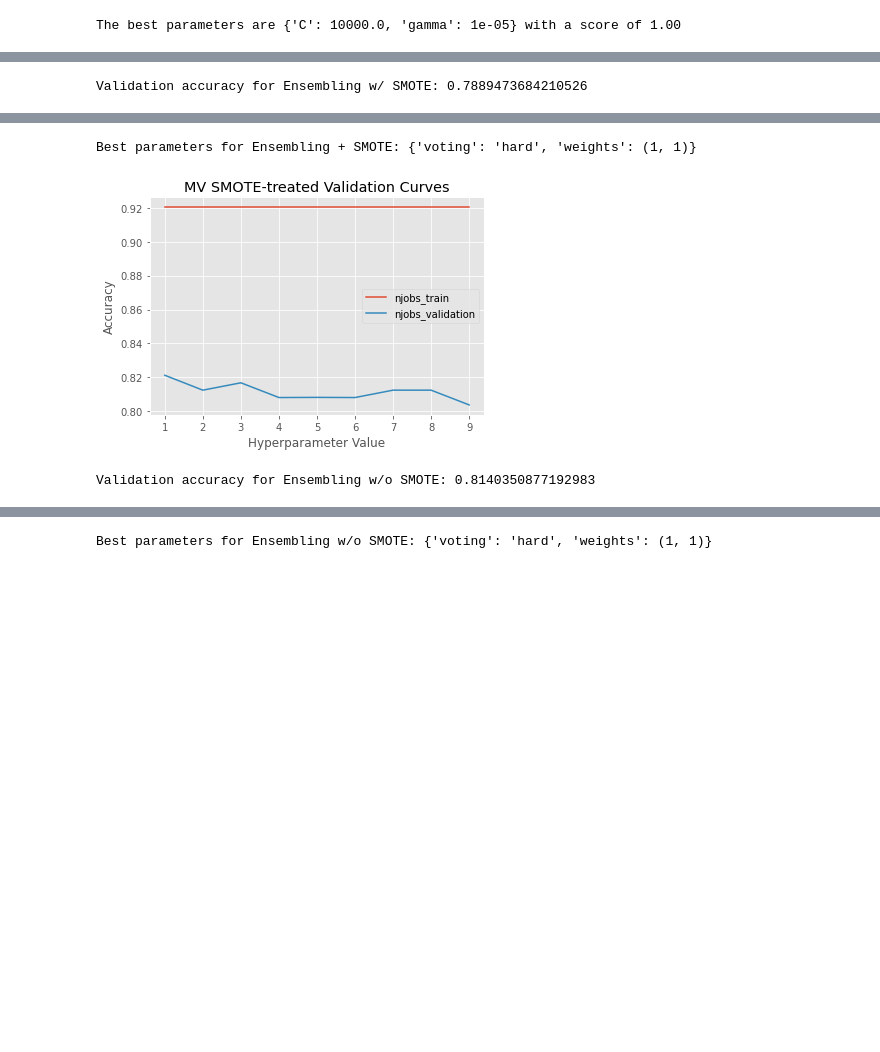
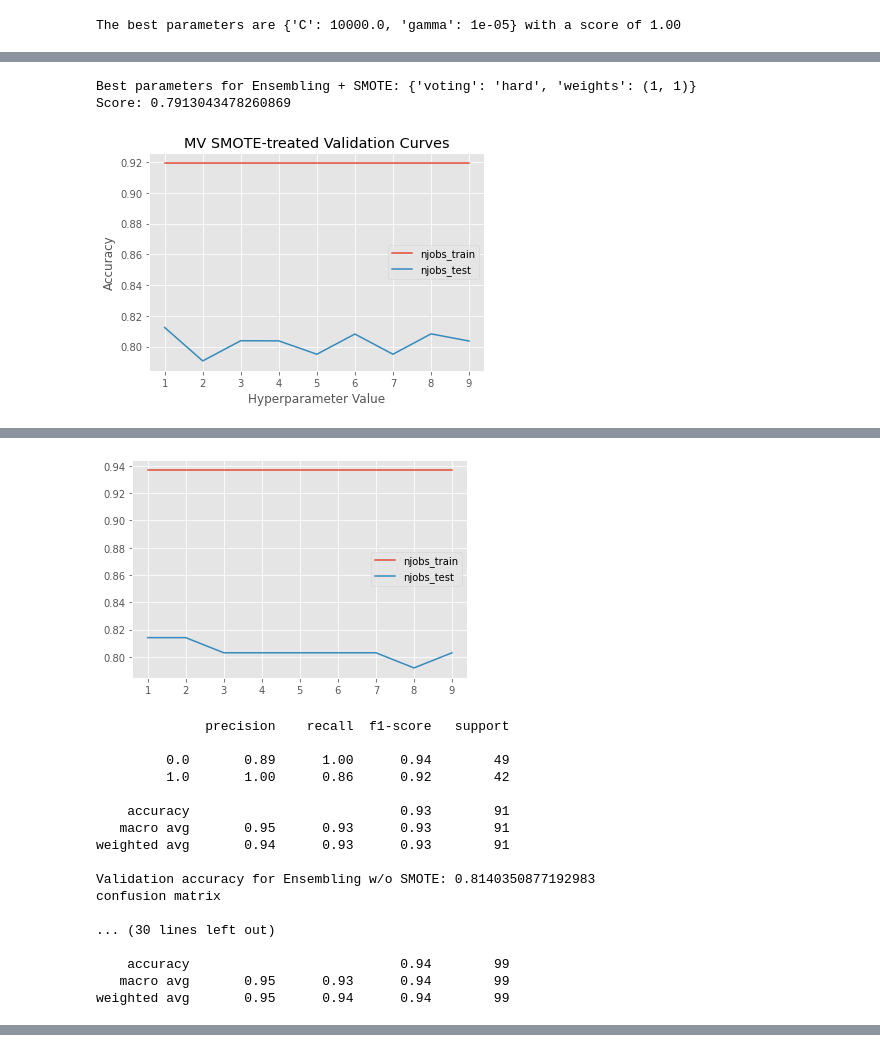
Before and after one commit to JamielleVelasquez/SVM-RF-Heat-Disease-Prediction, a Jupyter notebook: jupyterTest.ipynb, the cells around one changed output, grey strips where cells are left out. Cells and saved outputs as stored; diff of their text form; code cells hidden in the pictures; blank space fills up the shorter version.

Commit message:
updated mv
added score for gridsearch
fixed validation curve
fixed warning message

```diff
--- a/jupyterTest.ipynb
+++ b/jupyterTest.ipynb
@@ -150,7 +150,7 @@ The best parameters are {'C': 10000.0, 'gamma': 1e-05} with a score of 1.00
 # %%
 #SVM
 
-svm = SVC(kernel='rbf', gamma=0.00001,C=10000)
+svm = SVC(kernel='rbf', gamma=0.00001,C=10000, probability=True)
 
 # SVM w/ SMOTE
 svm_smote=svm.fit(smote_train_X, smote_train_Y)
@@ -213,15 +213,11 @@ weighted avg       0.79      0.79      0.79        99
 
 # estimators for ensembling MV
 estimators = [('RandomForest', random_forest), ('SVM', svm)]
-ensemble_smote = VotingClassifier(estimators, voting='hard', weights=[
+ensemble_smote = VotingClassifier(estimators=estimators, voting='hard', weights=[
                                   1, 1])  # hard voting, because we are doing MV
 ensemble_smote.fit(smote_test_X, smote_test_Y)
 
-results_smote = model_selection.cross_val_score(
-    ensemble_smote, smote_test_X, smote_test_Y, scoring='accuracy')
-print()
-print("Validation accuracy for Ensembling w/ SMOTE: ", end="")
-print(results_smote.mean())
+
 
 # # TODO: Adjust MV Hyperparameters
 # Exhaustive Grid Search with Cross Validation for Optimal Hyperparameters
@@ -229,11 +225,14 @@ print(results_smote.mean())
 params = {'voting': ['soft', 'hard'],
           'weights': [(1, 1)]}
 
-grid_smote = GridSearchCV(estimator=ensemble_smote, param_grid=params, cv=2)
+cv = StratifiedShuffleSplit(n_splits=5, test_size=0.2, random_state=42)
+grid_smote = GridSearchCV(ensemble_smote, param_grid=params, cv=cv)
 
 grid_smote.fit(smote_train_X, smote_train_Y)
 print("Best parameters for Ensembling + SMOTE: ", end="")
 print(grid_smote.best_params_)
+print("Score: ", end="")
+print(grid_smote.best_score_)
 
 #{'voting': 'hard', 'weights': (1, 1)}
 
@@ -253,35 +252,40 @@ test_scores_mean = np.mean(test_scores, axis=1)
 
 plt.plot(param_range, train_scores_mean,
          label="njobs_train")
-plt.plot(param_range, test_scores_mean, label="njobs_validation")
+plt.plot(param_range, test_scores_mean, label="njobs_test")
 plt.title("MV SMOTE-treated Validation Curves")
 plt.xlabel("Hyperparameter Value")
 plt.ylabel("Accuracy")
 
 plt.legend()
 plt.show()
+y_pred = ensemble_smote.predict(smote_test_X)
+print(classification_report(smote_test_Y, y_pred))
+
+results_smote = model_selection.cross_val_score(
+    ensemble_smote, smote_test_X, smote_test_Y, scoring='accuracy')
+
+print("Validation accuracy for Ensembling w/ SMOTE: ", end="")
+print(results_smote.mean())
+print()
 
 ensemble_proc = VotingClassifier(estimators, voting='hard', weights=[
                                  1, 1])  # hard voting, because we are doing MV
 ensemble_proc.fit(processed_test_X, processed_test_Y)
-
-results_proc = model_selection.cross_val_score(
-    ensemble_proc, processed_test_X, processed_test_Y, scoring='accuracy')
-print()
-print("Validation accuracy for Ensembling w/o SMOTE: ", end="")
-print(results_proc.mean())
-
 
 # # TODO: Adjust MV Hyperparameters
 # Exhaustive Grid Search with Cross Validation for Optimal Hyperparameters
 params = {'voting': ['soft', 'hard'],
           'weights': [(1, 1)]}
 
-grid_proc = GridSearchCV(estimator=ensemble_proc, param_grid=params, cv=2)
+cv = StratifiedShuffleSplit(n_splits=5, test_size=0.2, random_state=42)
+grid_proc = GridSearchCV(ensemble_proc, param_grid=params, cv=cv)
 
 grid_proc.fit(processed_train_X, processed_train_Y)
 print("Best parameters for Ensembling w/o SMOTE: ", end="")
 print(grid_proc.best_params_)
+print("Score: ", end="")
+print(grid_proc.best_score_)
 
 #{'voting': 'hard', 'weights': (1, 1)}
 
@@ -296,40 +300,49 @@ train_scores, test_scores = validation_curve(
 train_scores_mean = np.mean(train_scores, axis=1)
 test_scores_mean = np.mean(test_scores, axis=1)
 
-plt.plot(param_range, train_scores_mean, label="train", color="blue")
-plt.plot(param_range, test_scores_mean, label="test", color="red")
+plt.plot(param_range, train_scores_mean, label="njobs_train")
+plt.plot(param_range, test_scores_mean, label="njobs_test")
 
 plt.legend()
 plt.show()
 y_pred = ensemble_proc.predict(processed_test_X)
 print(classification_report(processed_test_Y, y_pred))
 
-skplt.metrics.plot_confusion_matrix(processed_test_Y, y_pred, figsize=(10, 8))
-plt.show()
+results_proc = model_selection.cross_val_score(
+    ensemble_proc, processed_test_X, processed_test_Y, scoring='accuracy')
+
+print("Validation accuracy for Ensembling w/o SMOTE: ", end="")
+print(results_proc.mean())
+
+# skplt.metrics.plot_confusion_matrix(processed_test_Y, y_pred, figsize=(10, 8))
+# plt.show()
 # confusion matrix
+print()
 print("confusion matrix")
 print("\n")
 print("without smote")
 print("\n")
 y_proc_pred = ensemble_proc.predict(processed_test_X)
 ensemble_matrix_proc = confusion_matrix(processed_test_Y, y_proc_pred)
 print(ensemble_matrix_proc)
 print("\n")
 print("with smote")
 print("\n")
 y_smote_pred = ensemble_smote.predict(smote_test_X)
 ensemble_matrix_smote = confusion_matrix(smote_test_Y, y_smote_pred)
 print(ensemble_matrix_smote)
 
 # scores for stat
 print("\n")
 print("without smote")
 print(classification_report(processed_test_Y, y_proc_pred))
 print("with smote")
 print(classification_report(smote_test_Y, y_smote_pred))
 
 # # https://scikit-learn.org/stable/modules/generated/sklearn.ensemble.VotingClassifier.html
 # # https://scikit-learn.org/stable/modules/generated/sklearn.model_selection.GridSearchCV.html
 # # Refer to MV documentation for possible parameter values
 # %% [output]
-Validation accuracy for Ensembling w/ SMOTE: 0.7889473684210526
+Best parameters for Ensembling + SMOTE: {'voting': 'hard', 'weights': (1, 1)}
+Score: 0.7913043478260869
+[figure, new version]
@@ -353,3 +362,18 @@ AttributeError: predict_proba is not available when  probability=False
+[figure, added]
-Best parameters for Ensembling + SMOTE: {'voting': 'hard', 'weights': (1, 1)}
+              precision    recall  f1-score   support
+
+         0.0       0.89      1.00      0.94        49
+         1.0       1.00      0.86      0.92        42
+
+    accuracy                           0.93        91
+   macro avg       0.95      0.93      0.93        91
+weighted avg       0.94      0.93      0.93        91
+
+Validation accuracy for Ensembling w/o SMOTE: 0.8140350877192983
+confusion matrix
+
+... (30 lines left out)
+
+    accuracy                           0.94        99
+   macro avg       0.95      0.93      0.94        99
+weighted avg       0.95      0.94      0.94        99
-[figure, old version]
-Validation accuracy for Ensembling w/o SMOTE: 0.8140350877192983
@@ -373 +379,0 @@ AttributeError: predict_proba is not available when  probability=False
-Best parameters for Ensembling w/o SMOTE: {'voting': 'hard', 'weights': (1, 1)}
```
Also changed, not shown: parts of 4 cells of this notebook, 2 other files.
